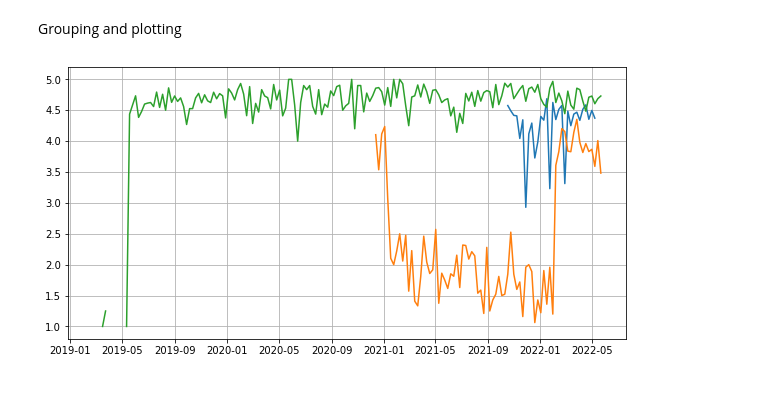
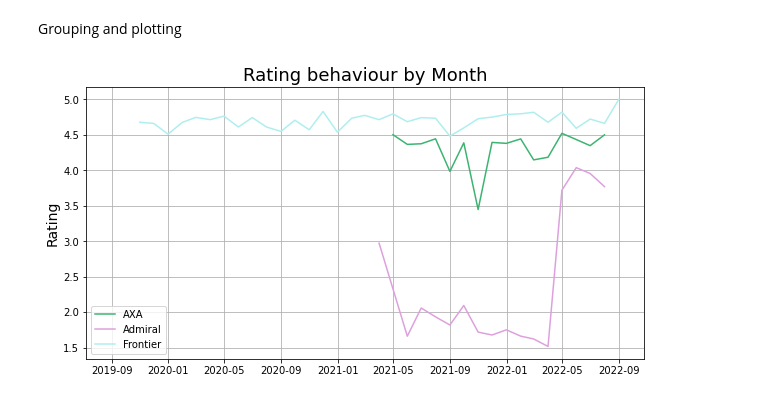
Before and after one commit to evegarcianz/CustomerServiceScraping, a Jupyter notebook: Reviews_Scraping.ipynb, the cells around one changed output. Drawn from its saved outputs; the diff is of its cells as text; code cells hidden in the pictures.

```diff
--- a/Reviews_Scraping.ipynb
+++ b/Reviews_Scraping.ipynb
@@ -210,0 +212,4 @@ df_admiral.to_csv('df_admiral.csv')
+# %%
+df_axa=pd.read_csv('df_axa.csv')
+df_frontier=pd.read_csv('df_frontier.csv')
+df_admiral=pd.read_csv('df_admiral.csv')
@@ -277,11 +331,14 @@ Grouping and plotting
 # %%
 
 plt.figure(figsize=(10, 5))
-plt.plot(df_axa.groupby([pd.Grouper(key=1, freq='M')])[0].mean())
-plt.plot(df_admiral.groupby([pd.Grouper(key=1, freq='M')])[0].mean())
-plt.plot(df_frontier.groupby([pd.Grouper(key=1, freq='M')])[0].mean())
+plt.plot(df_axa.groupby([pd.Grouper(key=1, freq='M')])[0].mean(), label='AXA', color='mediumseagreen')
+plt.plot(df_admiral.groupby([pd.Grouper(key=1, freq='M')])[0].mean(), label='Admiral', color='plum')
+plt.plot(df_frontier.groupby([pd.Grouper(key=1, freq='M')])[0].mean(), label='Frontier', color='paleturquoise')
+plt.title('Rating behaviour by Month',  fontsize=18)
+plt.ylabel('Rating',  fontsize=14)
 plt.grid()
+plt.legend()
 
 plt.show()
 # %% [output]
-[figure, old version]
+[figure, new version]
```
Also changed, not shown: parts of 18 cells of this notebook.
